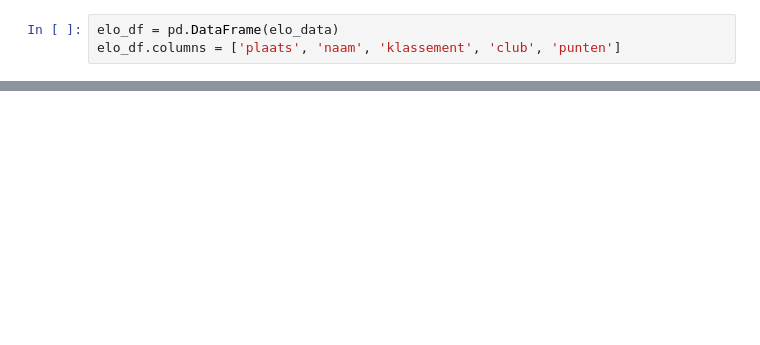
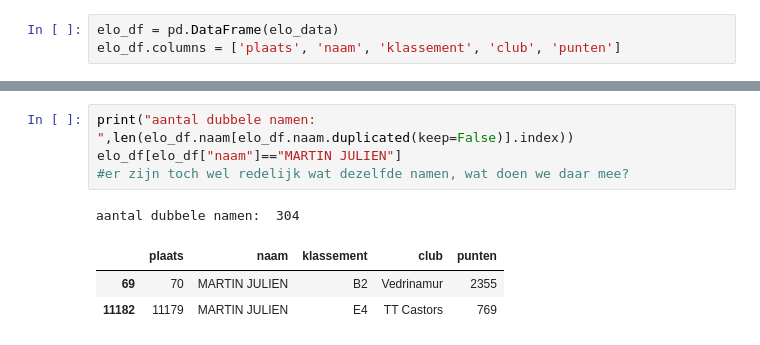
Before and after one commit to Krekelmans/Tabletennis_Project, a Jupyter notebook: Tabletennis_Project.ipynb, the cells around one changed output, grey strips where cells are left out. Saved outputs shown, nothing was run; the diff lists cells and outputs as text; blank space fills up the shorter version.

```diff
--- a/Tabletennis_Project.ipynb
+++ b/Tabletennis_Project.ipynb
@@ -66,0 +62,9 @@ elo_df.tail()
+# %%
+print("aantal dubbele namen: ",len(elo_df.naam[elo_df.naam.duplicated(keep=False)].index))
+elo_df[elo_df["naam"]=="MARTIN JULIEN"]
+#er zijn toch wel redelijk wat dezelfde namen, wat doen we daar mee?
+# %% [output]
+aantal dubbele namen:  304
+|  | plaats | naam | klassement | club | punten |
+| 69 | 70 | MARTIN JULIEN | B2 | Vedrinamur | 2355 |
+| 11182 | 11179 | MARTIN JULIEN | E4 | TT Castors | 769 |
```
Also changed, not shown: parts of 36 cells of this notebook.
